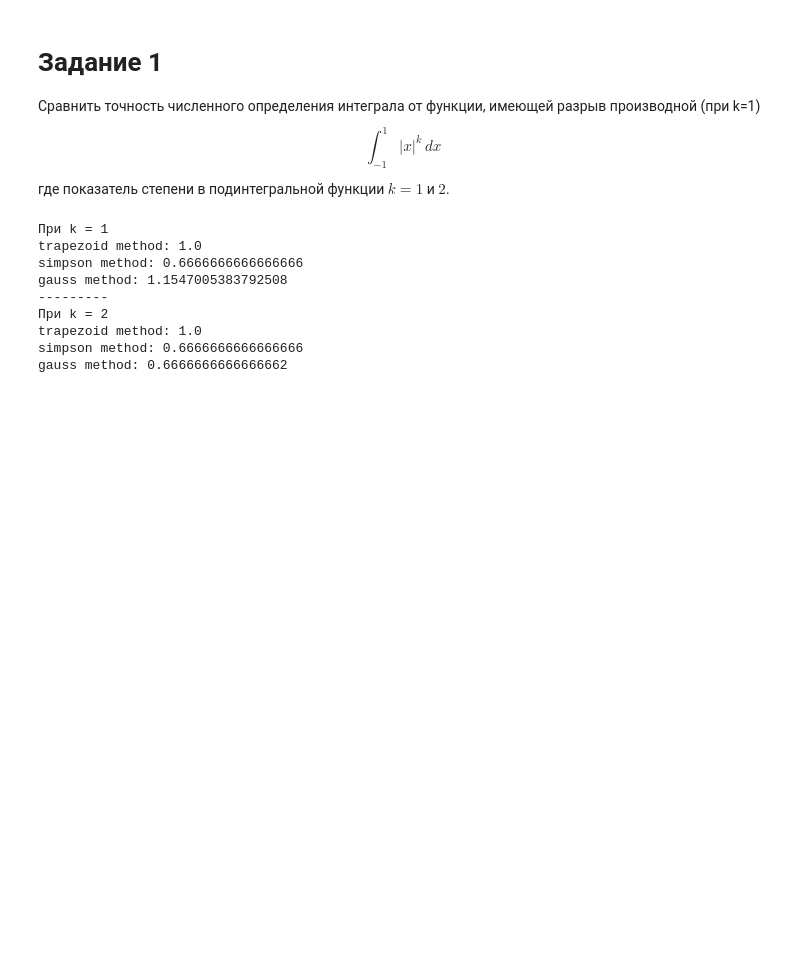
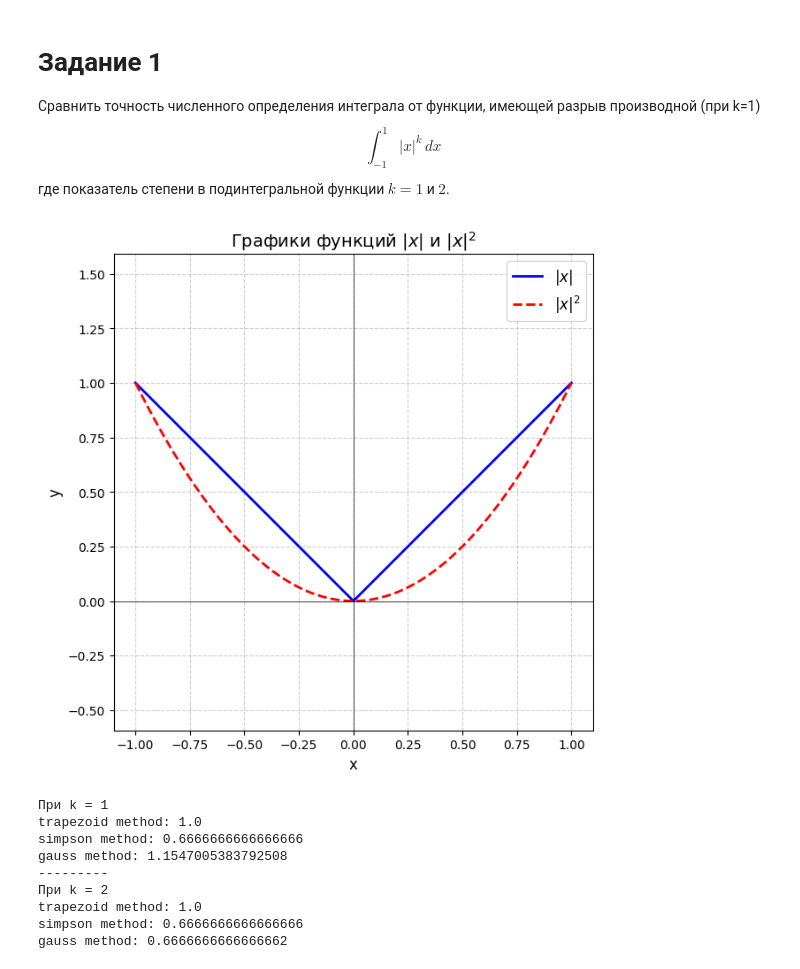
Before and after one commit to danilinkp/BMSTU-IU7-CA, a Jupyter notebook: lab_05/main.ipynb, the cells around one changed output. Saved outputs shown, nothing was run; the diff lists cells and outputs as text; code cells hidden in the pictures; blank space fills up the shorter version.

```diff
--- a/lab_05/main.ipynb
+++ b/lab_05/main.ipynb
@@ -7,3 +9,26 @@ from integral_functions import trapezoid_method, simpson_method, gauss_method
+# %%
+x = np.linspace(-1, 1, 500)
+
+y_abs = np.abs(x)
+y_abs_squared = np.abs(x) ** 2
+
+plt.figure(figsize=(7, 7))
+
+plt.plot(x, y_abs, label='$|x|$', color='blue', linewidth=2)
+
+plt.plot(x, y_abs_squared, label='$|x|^2$', color='red', linestyle='--', linewidth=2)
+
+plt.title('Графики функций $|x|$ и $|x|^2$', fontsize=14)
+plt.xlabel('x', fontsize=12)
+plt.ylabel('y', fontsize=12)
+plt.grid(True, linestyle='--', alpha=0.6)
+plt.legend(fontsize=12)
+plt.axhline(0, color='black', linewidth=0.5)
+plt.axvline(0, color='black', linewidth=0.5)
+plt.axis('equal')
+plt.show()
+# %% [output]
+[figure, added]
 # %%
 def f_1(x: float) -> float:
     return abs(x)
```
Also changed, not shown: parts of 3 cells of this notebook.
